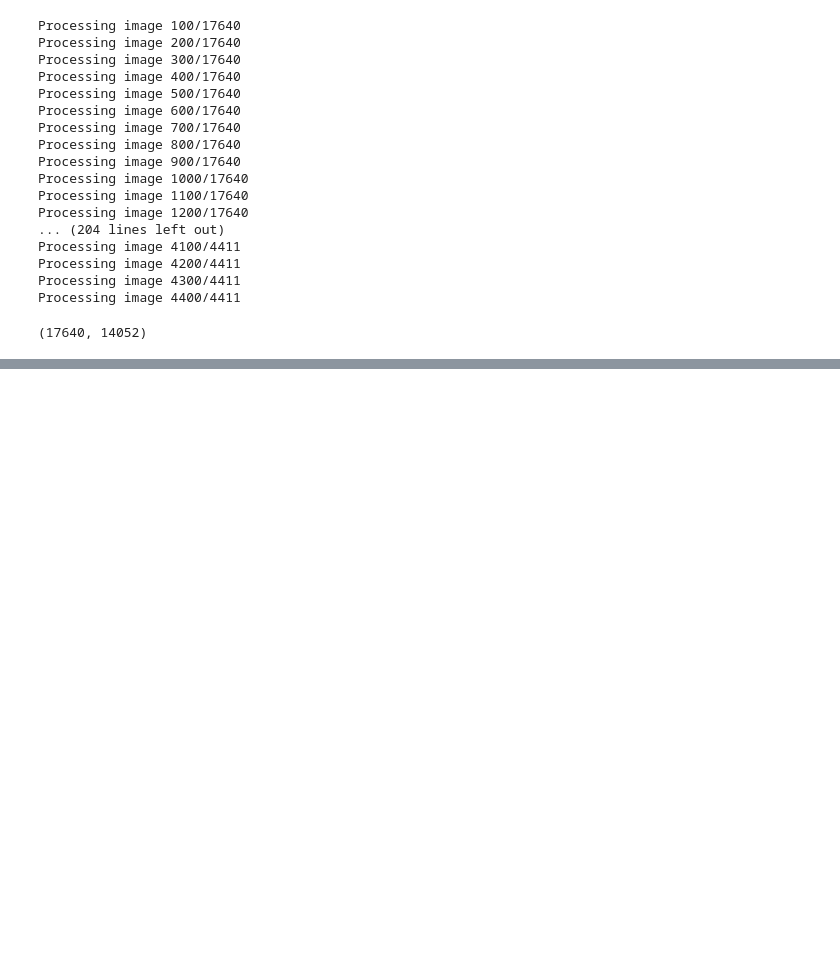
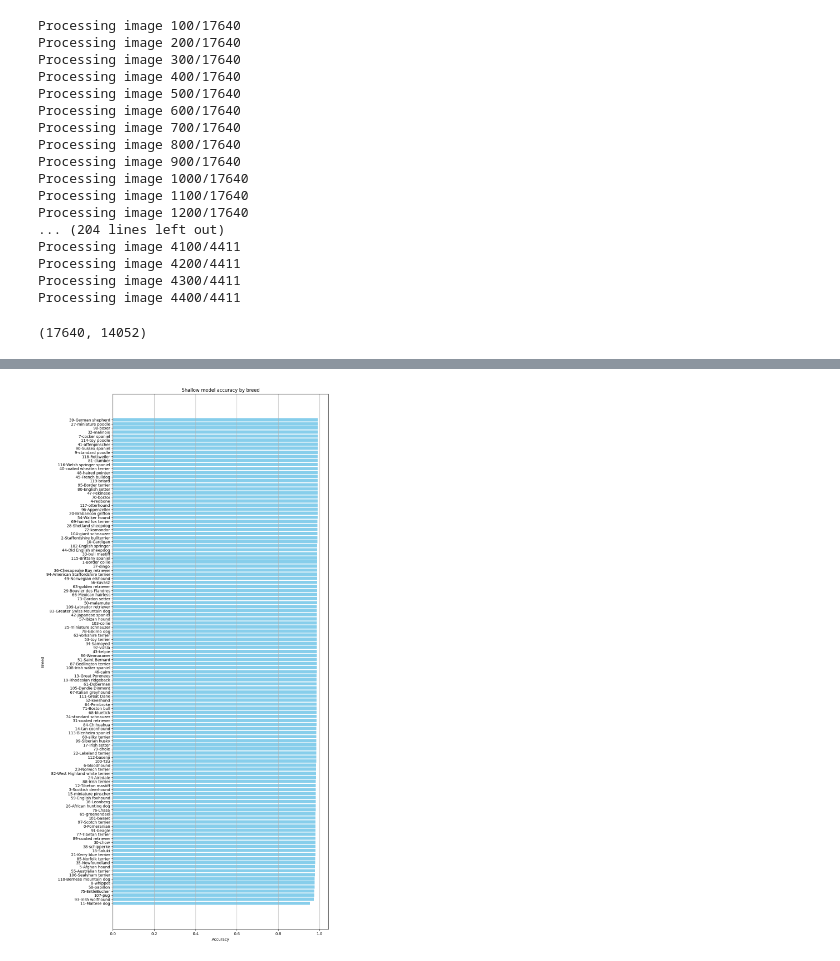
Before and after one commit to alejomongua/rn-reconocimiento-de-perritos, a Jupyter notebook: RN_Identificador_de_perritos_grupo_9.ipynb, the cells around one changed output, grey strips where cells are left out. Cells and saved outputs as stored; diff of their text form; code cells hidden in the pictures; blank space fills up the shorter version.

```diff
--- a/RN_Identificador_de_perritos_grupo_9.ipynb
+++ b/RN_Identificador_de_perritos_grupo_9.ipynb
@@ -552,0 +644,12 @@ df = df.sort_values(by='Precision')
+# %%
+# Crear el gráfico de barras
+plt.figure(figsize=(10, 25))
+df = df.sort_values(by='Accuracy')
+plt.barh(df['Raza'], df['Accuracy'], color='skyblue')
+plt.xlabel('Accuracy')
+plt.ylabel('Breed')
+plt.title('Shallow model accuracy by breed')
+plt.grid(axis='x')
+plt.show()
+# %% [output]
+[figure, added]
```
Also changed, not shown: parts of 16 cells of this notebook, 3 other files.
